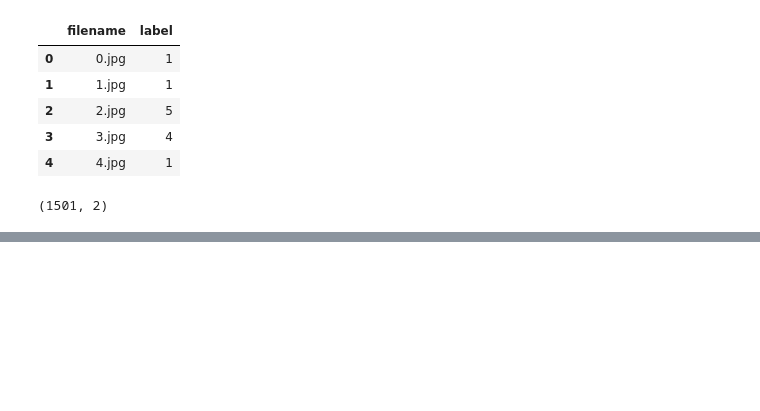
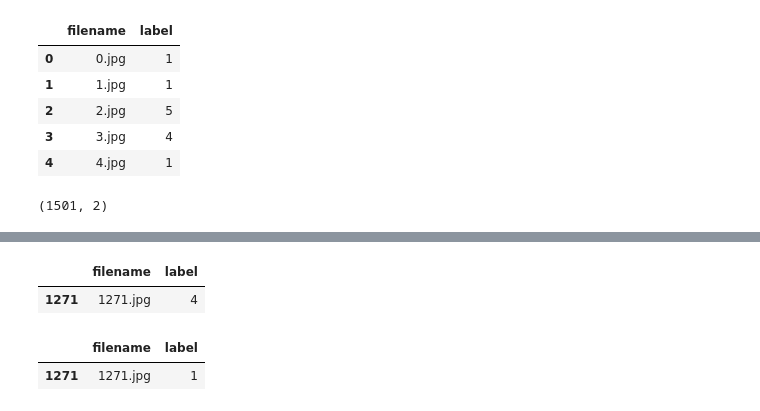
Before and after one commit to simasuiyuan/CS5242, a Jupyter notebook: project/Project_local.ipynb, the cells around one changed output, grey strips where cells are left out. Drawn from its saved outputs; the diff is of its cells as text; code cells hidden in the pictures; blank space fills up the shorter version.

```diff
--- a/project/Project_local.ipynb
+++ b/project/Project_local.ipynb
@@ -342,3 +440,16 @@ MemoryError: Unable to allocate 6.73 GiB for an array with shape (6000, 224, 224
+# %%
+def modify_label(df, image_idx, label):
+    file_name = str(image_idx)+".jpg"
+    display(df.loc[df["filename"]==file_name])
+    df.loc[df["filename"]==file_name, "label"] = label
+    display(df.loc[df["filename"]==file_name])
+# %%
+modify_label(labels, idx, 1)
+# %% [output]
+|  | filename | label |
+| 1271 | 1271.jpg | 4 |
+|  | filename | label |
+| 1271 | 1271.jpg | 1 |
 # %%
 # choose a picture at random
 idx=randint(0, 1500)
```
Also changed, not shown: parts of 18 cells of this notebook.
